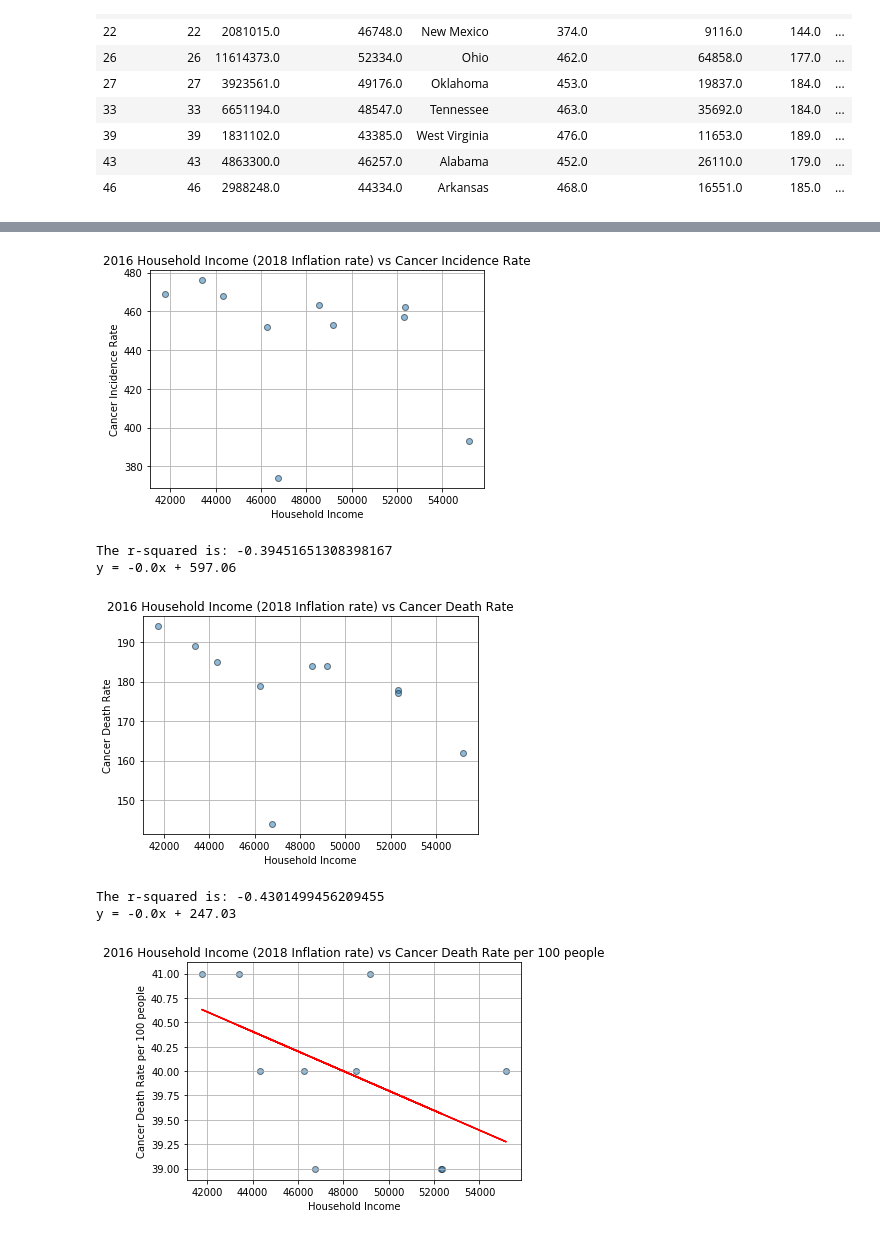
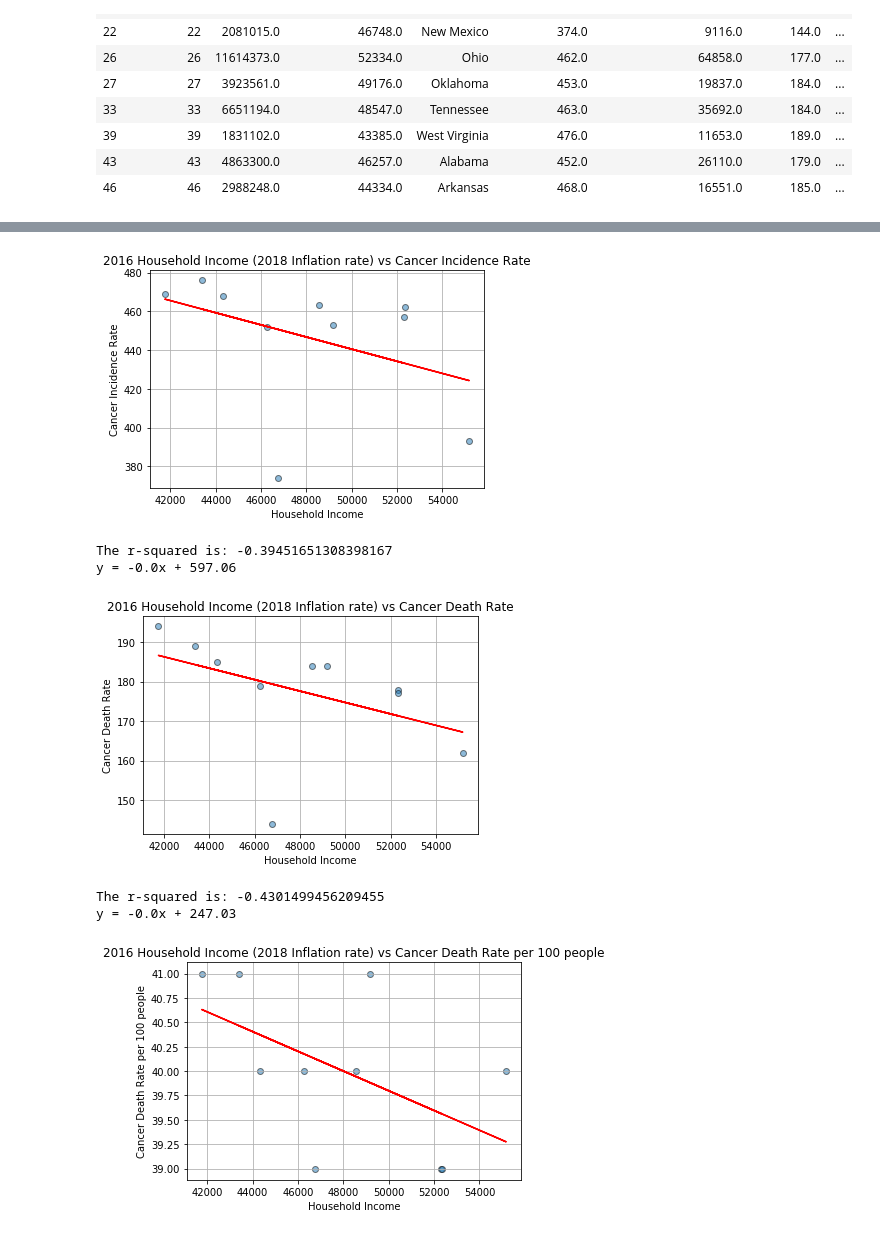
Before and after one commit to settinge/Cancer-and-Nonbiological-Variables, a Jupyter notebook: Income Regression.ipynb, the cells around one changed output, grey strips where cells are left out. Cells and saved outputs as stored; diff of their text form; code cells hidden in the pictures.

```diff
--- a/Income Regression.ipynb
+++ b/Income Regression.ipynb
@@ -101,26 +101,26 @@ top_pearson
 # %%
 top_household_income = top_income["Household Income"]
 top_incidence_rate = top_income["Incidence Rate"]
 top_death = top_income["Death Rate"]
 top_cancer_hundred = top_income["Cancer Death_per_hundred_cancer_patient"]
 
 #Scatterplot
 plt.scatter(top_household_income, top_incidence_rate, edgecolors="black", alpha=.5)
 plt.title("2016 Household Income (2018 Inflation rate) vs Cancer Incidence Rate")
 plt.xlabel("Household Income")
 plt.ylabel("Cancer Incidence Rate")
 plt.grid()
 (slope, intercept, rvalue, pvalue, stderr) = linregress(top_household_income, top_incidence_rate)
-tempregress_values = top_household_income*slope + intercept
+regress_values = top_household_income*slope + intercept
 templine_eq = "y =" + str(round(slope,2)) + "x=" + str(round(intercept, 2))
 #plt.annotate(templine_eq, (6,10), fontsize=15, color ="red")
-
+plt.plot(top_household_income, regress_values, "r-")
 plt.savefig("income_vs_cancerincidence.jpg")
 plt.show()
 print(f"The r-squared is: {rvalue}")
 print( "y = " + str(round(slope,2)) + "x + " + str(round(intercept,2)))
 # %% [output]
-[figure, old version]
+[figure, new version]
 The r-squared is: -0.39451651308398167
 y = -0.0x + 597.06
 # %%
@@ -130,7 +130,7 @@ plt.xlabel("Household Income")
 plt.ylabel("Cancer Death Rate")
 plt.grid()
 (slope, intercept, rvalue, pvalue, stderr) = linregress(top_household_income, top_death)
-tempregress_values = top_household_income*slope + intercept
+regress_values = top_household_income*slope + intercept
 templine_eq = "y =" + str(round(slope,2)) + "x=" + str(round(intercept, 2))
 plt.plot(top_household_income, regress_values, "r-")
 plt.savefig("income_vs_cancerdeath.jpg")
@@ -138,7 +138,7 @@ plt.show()
 print(f"The r-squared is: {rvalue}")
 print( "y = " + str(round(slope,2)) + "x + " + str(round(intercept,2)))
 # %% [output]
-[figure, old version]
+[figure, new version]
 The r-squared is: -0.4301499456209455
 y = -0.0x + 247.03
 # %%
```
